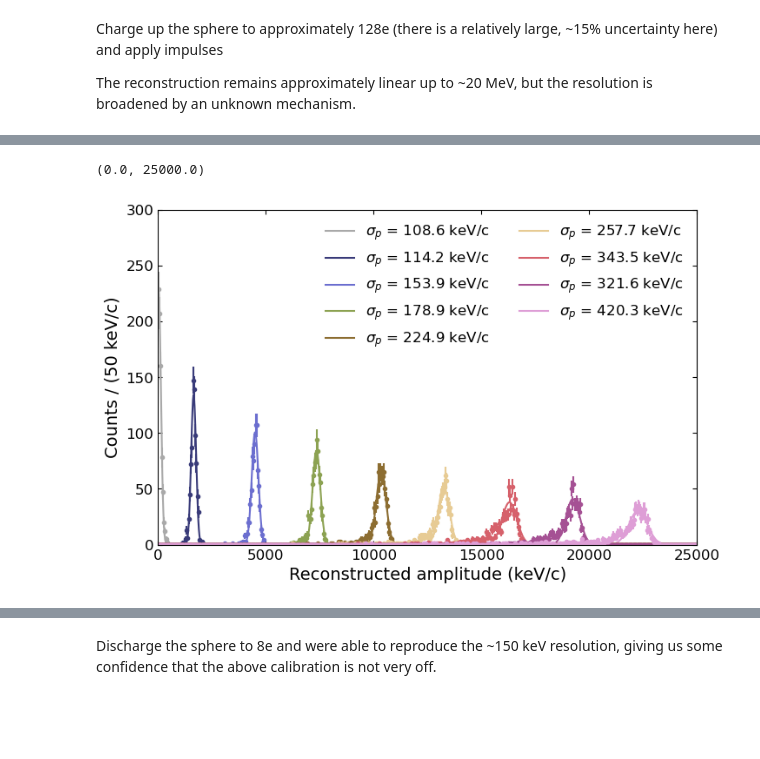
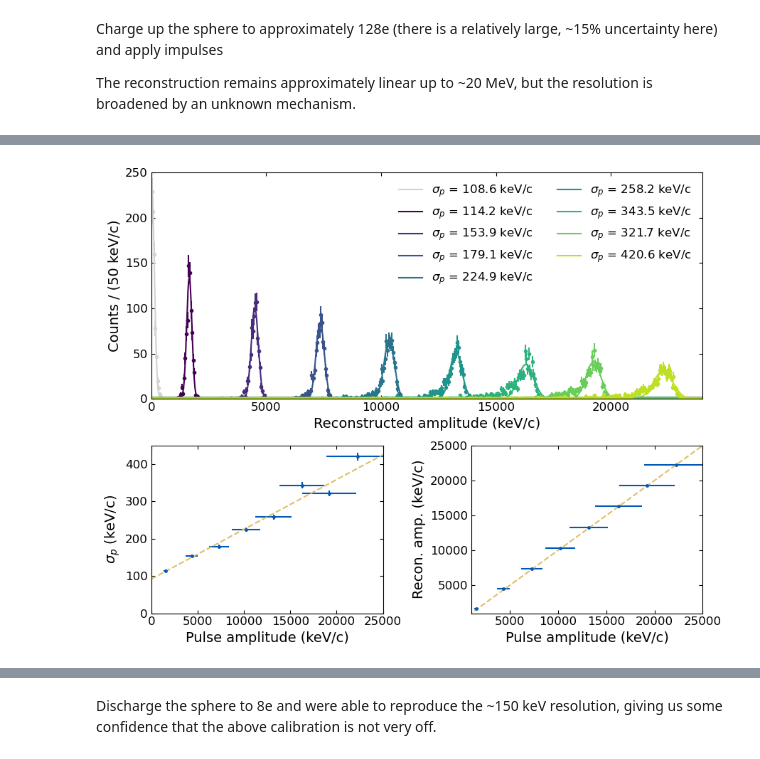
Before and after one commit to yuhants/dm_nanospheres, a Jupyter notebook: analysis_notebooks/20250412_large_pulse_calibration.ipynb, the cells around one changed output, grey strips where cells are left out. Saved outputs shown, nothing was run; the diff lists cells and outputs as text; code cells hidden in the pictures; blank space fills up the shorter version.

Commit message:
new noise budget

```diff
--- a/analysis_notebooks/20250412_large_pulse_calibration.ipynb
+++ b/analysis_notebooks/20250412_large_pulse_calibration.ipynb
@@ -139,14 +137,24 @@ g = fout['processed_amplitudes']
 for v in [2.5, 5, 7.5, 10, 12.5, 15, 17.5, 20]:
     unnormalized_amps_all_flattened.append(g[f'unnormalized_amps_{v}v'][:])
 unnormalized_amps_all_sphere_20250406 = unnormalized_amps_all_flattened
+n_pulses = np.asarray([amps.size for amps in unnormalized_amps_all_sphere_20250406])
 
 unnormalized_amps_noise_flattened = g['unnormalized_amps_noise_5v'][:]
 unnormalized_amps_noise_nosearch_flattened = g['unnormalized_amps_noise_nosearch_5v'][:]
 
 fout.close()
 
-bins = np.arange(0, 25000, 50) / 7055.26352068
+bins = np.arange(0, 25000, 50) / 7055.0700217830245
 
 hhs, bcs, gps = utils.fit_amps_gaus(unnormalized_amps_all_flattened, bins=bins, noise=False, return_bins=False)
 hh_noise, be_noise = np.histogram(unnormalized_amps_noise_flattened, bins=bins)
 hh_noise_nosearch, be_noise_nosearch, gps_nosearch = utils.fit_amps_gaus([unnormalized_amps_noise_nosearch_flattened], bins=bins, noise=False, return_bins=False)
+
+
+pulseamps = pulse_amps_1e * 128
+pulseamps_err = pulseamps * 0.15
+print(f'Pulse amplitudes (keV): {pulseamps}')
+
+xx = np.linspace(0, np.max(bcs[0]), 1000)
+amp2kev_all = pulseamps[7] / gps[7][1]
+print(f'amp2kev: {amp2kev_all}')
@@ -153,26 +164,60 @@ hh_noise_nosearch, be_noise_nosearch, gps_nosearch = utils.fit_amps_gaus([unnorm
 # %%
-pulseamps = pulse_amps_1e * 128
+cmap = plt.colormaps.get_cmap('viridis')
+colors = cmap(np.linspace(0, 0.9, 8))
 
-xx = np.linspace(0, np.max(bcs[0]), 1000)
-amp2kev_all = pulseamps[-1] / gps[7][1]
+fig = plt.figure(figsize=(9, 7))
+gs = GridSpec(2, 2, width_ratios=[1, 1], height_ratios=[1.35, 1])
+ax0 = fig.add_subplot(gs[0, :])
+ax1 = fig.add_subplot(gs[1, 0])
+ax2 = fig.add_subplot(gs[1, 1])
 
-fig, ax = plt.subplots(figsize=(8, 5))
-colors = plt.colormaps.get_cmap('tab20b').resampled(8).colors
-
-ax.errorbar(bcs[0]*amp2kev_all, hh_noise_nosearch[0], yerr=np.sqrt(hh_noise_nosearch[0]), fmt='.', color='darkgrey')
-ax.plot(xx*amp2kev_all, utils.gauss(xx, *gps_nosearch[0]), label=fr'$\sigma_p$ = {gps_nosearch[0][2]*amp2kev_all:.1f} keV/c', color='darkgrey')
+ax0.errorbar(bcs[0]*amp2kev_all, hh_noise_nosearch[0], yerr=np.sqrt(hh_noise_nosearch[0]), fmt='.', color='lightgrey')
+ax0.plot(xx*amp2kev_all, utils.gauss(xx, *gps_nosearch[0]), label=fr'$\sigma_p$ = {gps_nosearch[0][2]*amp2kev_all:.1f} keV/c', color='lightgrey')
 
 for i in range(8):
-    ax.errorbar(bcs[0]*amp2kev_all, hhs[i], yerr=np.sqrt(hhs[i]), fmt='.', color=colors[i])
-    ax.plot(xx*amp2kev_all, utils.gauss(xx, *gps[i]), color=colors[i], label=fr'$\sigma_p$ = {gps[i][2]*amp2kev_all:.1f} keV/c')
+    ax0.errorbar(bcs[0]*amp2kev_all, hhs[i], yerr=np.sqrt(hhs[i]), fmt='.', color=colors[i])
+    ax0.plot(xx*amp2kev_all, utils.gauss(xx, *gps[i]), color=colors[i], label=fr'$\sigma_p$ = {gps[i][2]*amp2kev_all:.1f} keV/c')
 
-ax.legend(frameon=False, ncol=2)
+ax0.set_ylim(0, 250)
+ax0.set_xlim(0, 24000)
 
-ax.set_xlabel(r'Reconstructed amplitude (keV/c)')
-ax.set_ylabel(fr'Counts / ({(bcs[0][1] - bcs[0][0]) * amp2kev_all:.0f} keV/c)')
+ax0.legend(frameon=False, ncol=2, fontsize=12)
+ax0.set_xlabel(r'Reconstructed amplitude (keV/c)')
+ax0.set_ylabel(fr'Counts / ({(bcs[0][1] - bcs[0][0]) * amp2kev_all:.0f} keV/c)')
 
-ax.set_ylim(0, 300)
-ax.set_xlim(0, 25000)
+# Second plot (resolution)
+sig_p_avg = np.asarray(gps).T[2] * amp2kev_all
+
+f = lambda x, a, b: a*x + b
+popt_sig, pcov_sig = curve_fit(f, pulseamps, sig_p_avg, p0=[1, 200], sigma=sig_p_avg/np.sqrt(2 * (n_pulses-1)))
+
+aa = np.linspace(0, 25000, 200)
+# ax1.errorbar(0, gps_nosearch[0][2]*amp2kev_all, yerr=gps_nosearch[0][2]*amp2kev_all/np.sqrt(2*unnormalized_amps_noise_nosearch_flattened.size), fmt='.', markersize=5, color='#005AB5')
+ax1.errorbar(pulseamps, sig_p_avg, yerr=sig_p_avg/np.sqrt(2 * (n_pulses-1)), xerr=pulseamps_err,
+            fmt='.', markersize=5, color='#005AB5')
+ax1.plot(aa, f(aa, *popt_sig), '--', color='#E1BE6A')
+
+ax1.set_ylim(0, 450)
+ax1.set_xlim(0, 25000)
+
+ax1.set_xlabel('Pulse amplitude (keV/c)')
+ax1.set_ylabel(r'$\sigma_p$ (keV/c)')
+
+# Third plot (linearity)
+amps = np.asarray(gps).T[1]
+amps_std = np.asarray(gps).T[2]
+
+ax2.errorbar(pulseamps, amps*amp2kev_all, yerr=amps_std*amp2kev_all/np.sqrt(n_pulses), xerr=pulseamps_err,
+            fmt='.', markersize=5, color='#005AB5')
+ax2.plot(aa, aa, '--', color='#E1BE6A')
+
+ax2.set_ylim(1000, 25000)
+ax2.set_xlim(1000, 25000)
+
+ax2.set_xlabel('Pulse amplitude (keV/c)')
+ax2.set_ylabel('Recon. amp. (keV/c)')
+
+fig.tight_layout()
+fig.align_labels()
 # %% [output]
-(0.0, 25000.0)
-[figure, old version]
+[figure, new version]
```
Also changed, not shown: parts of 12 cells of this notebook, 11 other files.
